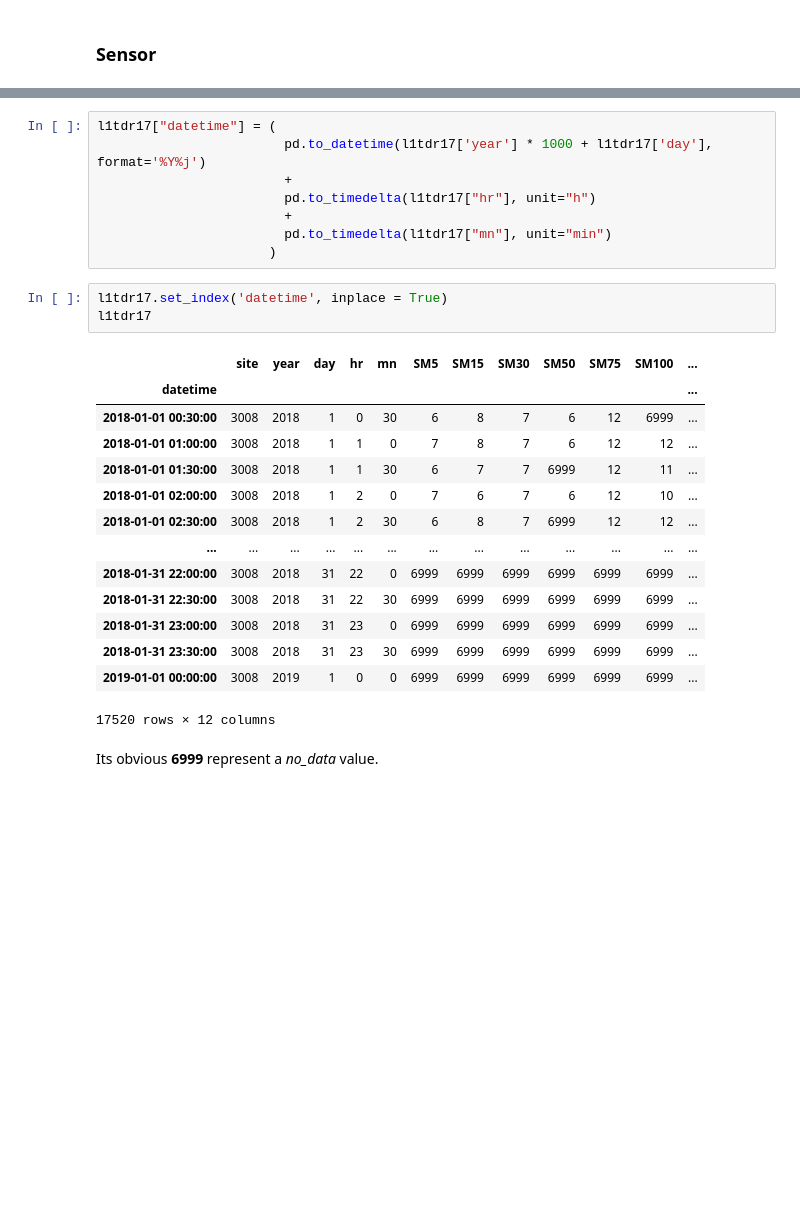
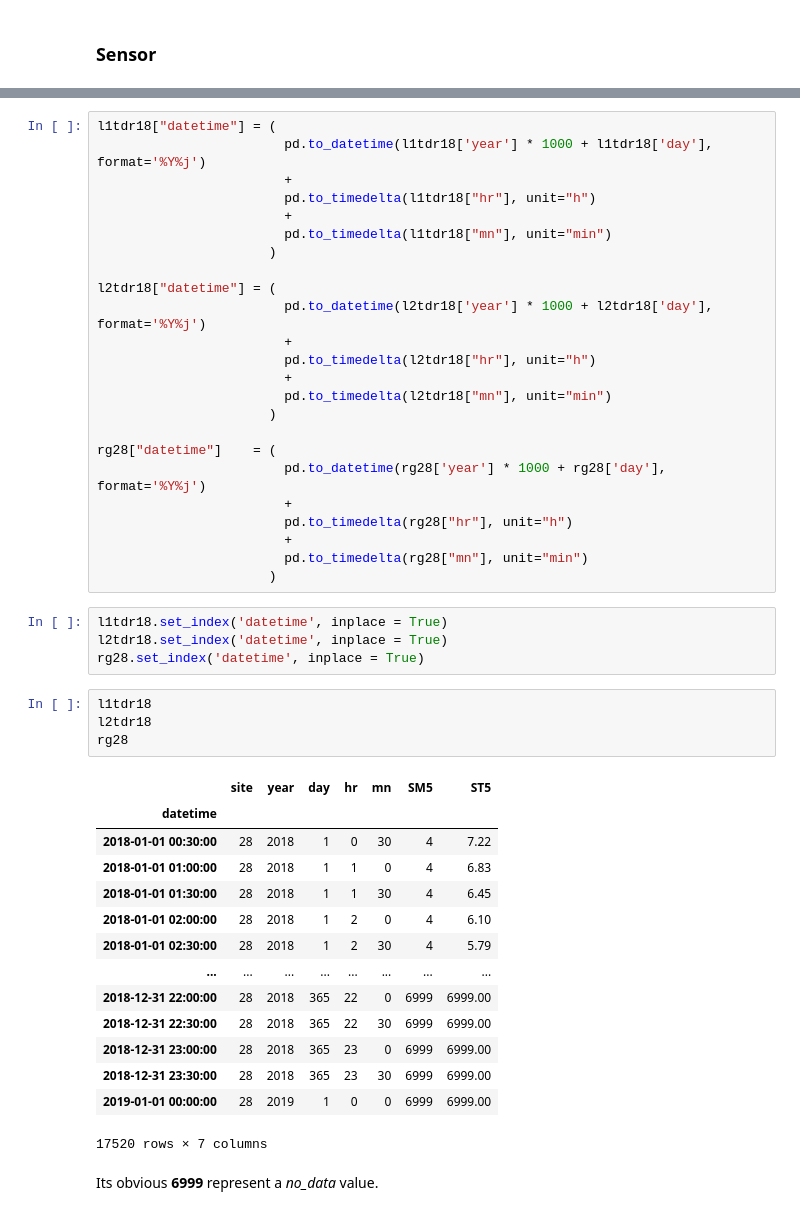
Before and after one commit to VicenteYago/OPTRAM, a Jupyter notebook: OPTRAM.ipynb, the cells around one changed output, grey strips where cells are left out. Drawn from its saved outputs; the diff is of its cells as text; blank space fills up the shorter version.

```diff
--- a/OPTRAM.ipynb
+++ b/OPTRAM.ipynb
@@ -142,29 +188,50 @@ l1tdr17 = pd.read_csv('https://www.tucson.ars.ag.gov/metDAP/SoilProfileSiteData/
 # %%
-l1tdr17["datetime"] = (
-                        pd.to_datetime(l1tdr17['year'] * 1000 + l1tdr17['day'], format='%Y%j')
+l1tdr18["datetime"] = (
+                        pd.to_datetime(l1tdr18['year'] * 1000 + l1tdr18['day'], format='%Y%j')
                         +
-                        pd.to_timedelta(l1tdr17["hr"], unit="h")
+                        pd.to_timedelta(l1tdr18["hr"], unit="h")
                         +
-                        pd.to_timedelta(l1tdr17["mn"], unit="min")
+                        pd.to_timedelta(l1tdr18["mn"], unit="min")
                       )
+
+l2tdr18["datetime"] = (
+                        pd.to_datetime(l2tdr18['year'] * 1000 + l2tdr18['day'], format='%Y%j')
+                        +
+                        pd.to_timedelta(l2tdr18["hr"], unit="h")
+                        +
+                        pd.to_timedelta(l2tdr18["mn"], unit="min")
+                      )
+
+rg28["datetime"]    = (
+                        pd.to_datetime(rg28['year'] * 1000 + rg28['day'], format='%Y%j')
+                        +
+                        pd.to_timedelta(rg28["hr"], unit="h")
+                        +
+                        pd.to_timedelta(rg28["mn"], unit="min")
+                      )
+# %%
+l1tdr18.set_index('datetime', inplace = True)
+l2tdr18.set_index('datetime', inplace = True)
+rg28.set_index('datetime', inplace = True)
 # %%
-l1tdr17.set_index('datetime', inplace = True)
-l1tdr17
+l1tdr18
+l2tdr18
+rg28
 # %% [output]
-|  | site | year | day | hr | mn | SM5 | SM15 | SM30 | SM50 | SM75 | SM100 | ... |
-| datetime |  |  |  |  |  |  |  |  |  |  |  | ... |
-| 2018-01-01 00:30:00 | 3008 | 2018 | 1 | 0 | 30 | 6 | 8 | 7 | 6 | 12 | 6999 | ... |
-| 2018-01-01 01:00:00 | 3008 | 2018 | 1 | 1 | 0 | 7 | 8 | 7 | 6 | 12 | 12 | ... |
-| 2018-01-01 01:30:00 | 3008 | 2018 | 1 | 1 | 30 | 6 | 7 | 7 | 6999 | 12 | 11 | ... |
-| 2018-01-01 02:00:00 | 3008 | 2018 | 1 | 2 | 0 | 7 | 6 | 7 | 6 | 12 | 10 | ... |
-| 2018-01-01 02:30:00 | 3008 | 2018 | 1 | 2 | 30 | 6 | 8 | 7 | 6999 | 12 | 12 | ... |
-| ... | ... | ... | ... | ... | ... | ... | ... | ... | ... | ... | ... | ... |
-| 2018-01-31 22:00:00 | 3008 | 2018 | 31 | 22 | 0 | 6999 | 6999 | 6999 | 6999 | 6999 | 6999 | ... |
-| 2018-01-31 22:30:00 | 3008 | 2018 | 31 | 22 | 30 | 6999 | 6999 | 6999 | 6999 | 6999 | 6999 | ... |
-| 2018-01-31 23:00:00 | 3008 | 2018 | 31 | 23 | 0 | 6999 | 6999 | 6999 | 6999 | 6999 | 6999 | ... |
-| 2018-01-31 23:30:00 | 3008 | 2018 | 31 | 23 | 30 | 6999 | 6999 | 6999 | 6999 | 6999 | 6999 | ... |
-| 2019-01-01 00:00:00 | 3008 | 2019 | 1 | 0 | 0 | 6999 | 6999 | 6999 | 6999 | 6999 | 6999 | ... |
+|  | site | year | day | hr | mn | SM5 | ST5 |
+| datetime |  |  |  |  |  |  |  |
+| 2018-01-01 00:30:00 | 28 | 2018 | 1 | 0 | 30 | 4 | 7.22 |
+| 2018-01-01 01:00:00 | 28 | 2018 | 1 | 1 | 0 | 4 | 6.83 |
+| 2018-01-01 01:30:00 | 28 | 2018 | 1 | 1 | 30 | 4 | 6.45 |
+| 2018-01-01 02:00:00 | 28 | 2018 | 1 | 2 | 0 | 4 | 6.10 |
+| 2018-01-01 02:30:00 | 28 | 2018 | 1 | 2 | 30 | 4 | 5.79 |
+| ... | ... | ... | ... | ... | ... | ... | ... |
+| 2018-12-31 22:00:00 | 28 | 2018 | 365 | 22 | 0 | 6999 | 6999.00 |
+| 2018-12-31 22:30:00 | 28 | 2018 | 365 | 22 | 30 | 6999 | 6999.00 |
+| 2018-12-31 23:00:00 | 28 | 2018 | 365 | 23 | 0 | 6999 | 6999.00 |
+| 2018-12-31 23:30:00 | 28 | 2018 | 365 | 23 | 30 | 6999 | 6999.00 |
+| 2019-01-01 00:00:00 | 28 | 2019 | 1 | 0 | 0 | 6999 | 6999.00 |
-17520 rows × 12 columns
+17520 rows × 7 columns
 # %% [markdown]
 Its obvious **6999** represent a _no_data_ value.
 # %%
```
Also changed, not shown: parts of 36 cells of this notebook.
